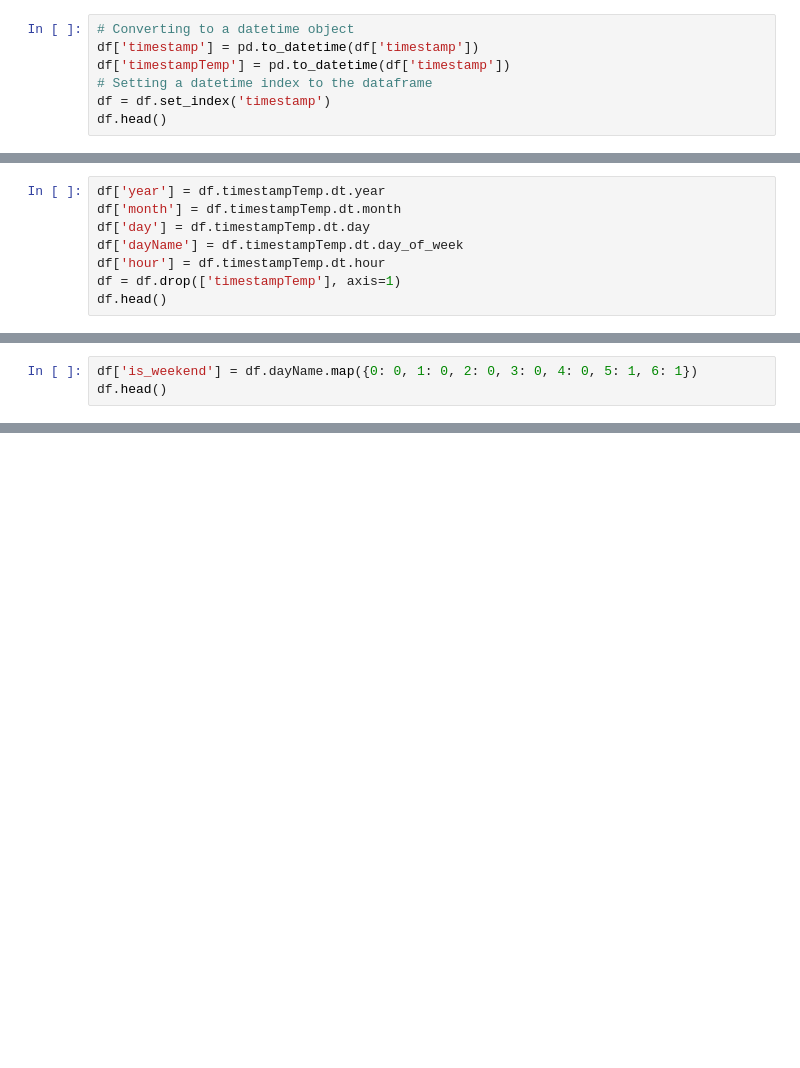
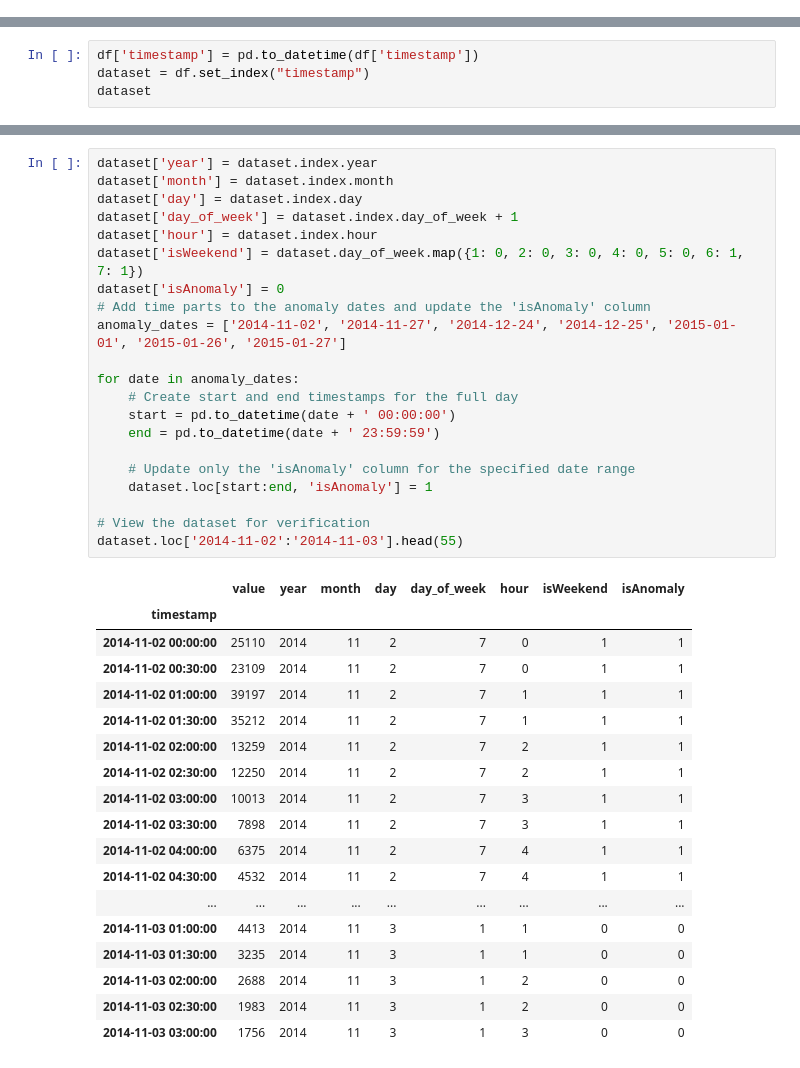
Before and after one commit to IKRAMJAAFAR/DeeL, a Jupyter notebook: data_analysis.ipynb, the cells around one changed output, grey strips where cells are left out. Drawn from its saved outputs; the diff is of its cells as text; blank space fills up the shorter version.

```diff
--- a/data_analysis.ipynb
+++ b/data_analysis.ipynb
@@ -70,7 +9,0 @@ memory usage: 241.9+ KB
-# %%
-# Converting to a datetime object
-df['timestamp'] = pd.to_datetime(df['timestamp'])
-df['timestampTemp'] = pd.to_datetime(df['timestamp'])
-# Setting a datetime index to the dataframe
-df = df.set_index('timestamp')
-df.head()
@@ -193,8 +9,0 @@ Idea:
-# %%
-df['year'] = df.timestampTemp.dt.year
-df['month'] = df.timestampTemp.dt.month
-df['day'] = df.timestampTemp.dt.day
-df['dayName'] = df.timestampTemp.dt.day_of_week
-df['hour'] = df.timestampTemp.dt.hour
-df = df.drop(['timestampTemp'], axis=1)
-df.head()
@@ -209,3 +9,0 @@ df.head()
-# %%
-df['is_weekend'] = df.dayName.map({0: 0, 1: 0, 2: 0, 3: 0, 4: 0, 5: 1, 6: 1})
-df.head()
@@ -273,0 +48,4 @@ plt.show()
+# %%
+df['timestamp'] = pd.to_datetime(df['timestamp'])
+dataset = df.set_index("timestamp")
+dataset
@@ -273,0 +67,40 @@ plt.show()
+# %%
+dataset['year'] = dataset.index.year
+dataset['month'] = dataset.index.month
+dataset['day'] = dataset.index.day
+dataset['day_of_week'] = dataset.index.day_of_week + 1
+dataset['hour'] = dataset.index.hour
+dataset['isWeekend'] = dataset.day_of_week.map({1: 0, 2: 0, 3: 0, 4: 0, 5: 0, 6: 1, 7: 1})
+dataset['isAnomaly'] = 0
+# Add time parts to the anomaly dates and update the 'isAnomaly' column
+anomaly_dates = ['2014-11-02', '2014-11-27', '2014-12-24', '2014-12-25', '2015-01-01', '2015-01-26', '2015-01-27']
+
+for date in anomaly_dates:
+    # Create start and end timestamps for the full day
+    start = pd.to_datetime(date + ' 00:00:00')
+    end = pd.to_datetime(date + ' 23:59:59')
+
+    # Update only the 'isAnomaly' column for the specified date range
+    dataset.loc[start:end, 'isAnomaly'] = 1
+
+# View the dataset for verification
+dataset.loc['2014-11-02':'2014-11-03'].head(55)
+# %% [output]
+|  | value | year | month | day | day_of_week | hour | isWeekend | isAnomaly |
+| timestamp |  |  |  |  |  |  |  |  |
+| 2014-11-02 00:00:00 | 25110 | 2014 | 11 | 2 | 7 | 0 | 1 | 1 |
+| 2014-11-02 00:30:00 | 23109 | 2014 | 11 | 2 | 7 | 0 | 1 | 1 |
+| 2014-11-02 01:00:00 | 39197 | 2014 | 11 | 2 | 7 | 1 | 1 | 1 |
+| 2014-11-02 01:30:00 | 35212 | 2014 | 11 | 2 | 7 | 1 | 1 | 1 |
+| 2014-11-02 02:00:00 | 13259 | 2014 | 11 | 2 | 7 | 2 | 1 | 1 |
+| 2014-11-02 02:30:00 | 12250 | 2014 | 11 | 2 | 7 | 2 | 1 | 1 |
+| 2014-11-02 03:00:00 | 10013 | 2014 | 11 | 2 | 7 | 3 | 1 | 1 |
+| 2014-11-02 03:30:00 | 7898 | 2014 | 11 | 2 | 7 | 3 | 1 | 1 |
+| 2014-11-02 04:00:00 | 6375 | 2014 | 11 | 2 | 7 | 4 | 1 | 1 |
+| 2014-11-02 04:30:00 | 4532 | 2014 | 11 | 2 | 7 | 4 | 1 | 1 |
+| ... | ... | ... | ... | ... | ... | ... | ... | ... |
+| 2014-11-03 01:00:00 | 4413 | 2014 | 11 | 3 | 1 | 1 | 0 | 0 |
+| 2014-11-03 01:30:00 | 3235 | 2014 | 11 | 3 | 1 | 1 | 0 | 0 |
+| 2014-11-03 02:00:00 | 2688 | 2014 | 11 | 3 | 1 | 2 | 0 | 0 |
+| 2014-11-03 02:30:00 | 1983 | 2014 | 11 | 3 | 1 | 2 | 0 | 0 |
+| 2014-11-03 03:00:00 | 1756 | 2014 | 11 | 3 | 1 | 3 | 0 | 0 |
```
Also changed, not shown: parts of 36 cells of this notebook, 3 other files.
